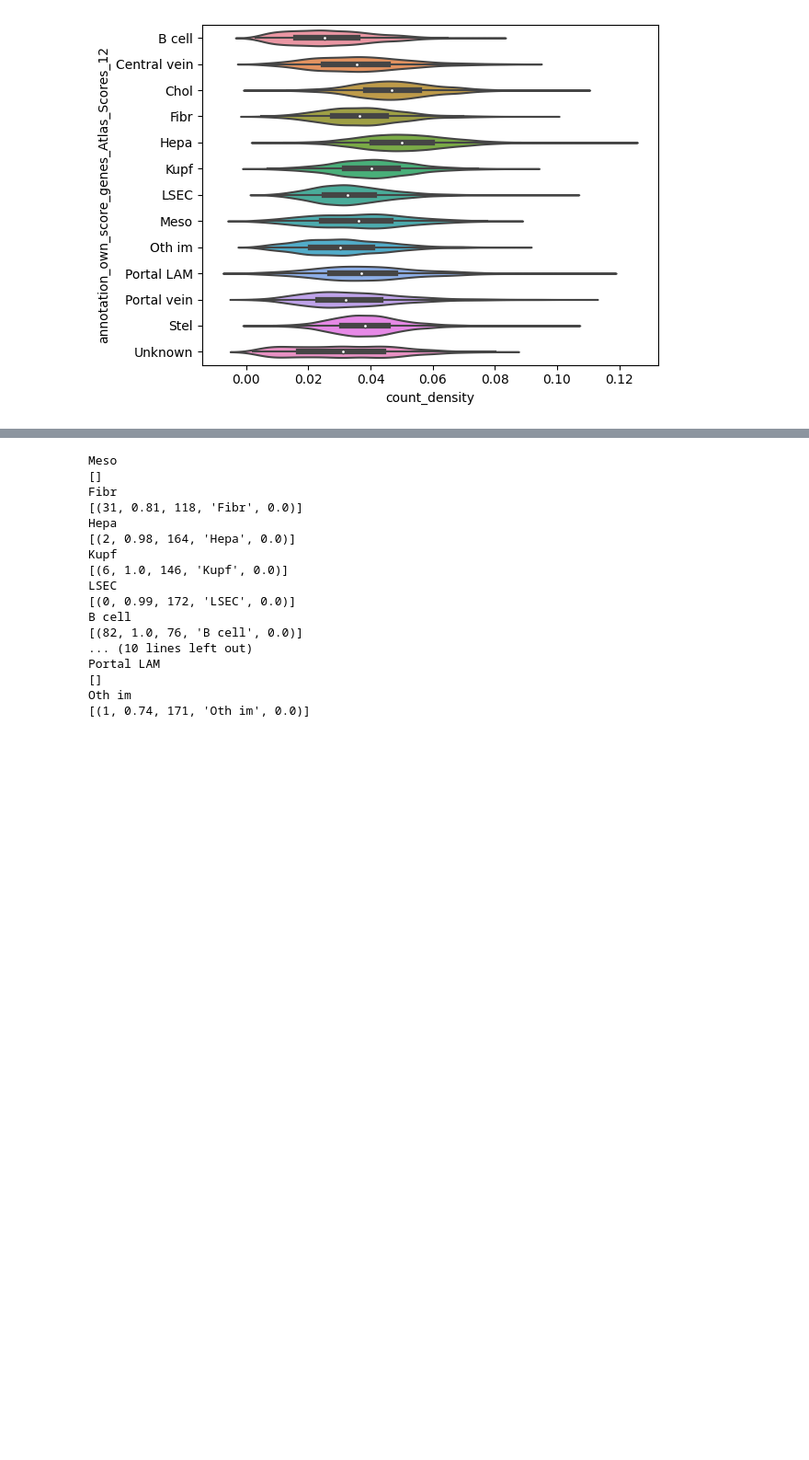
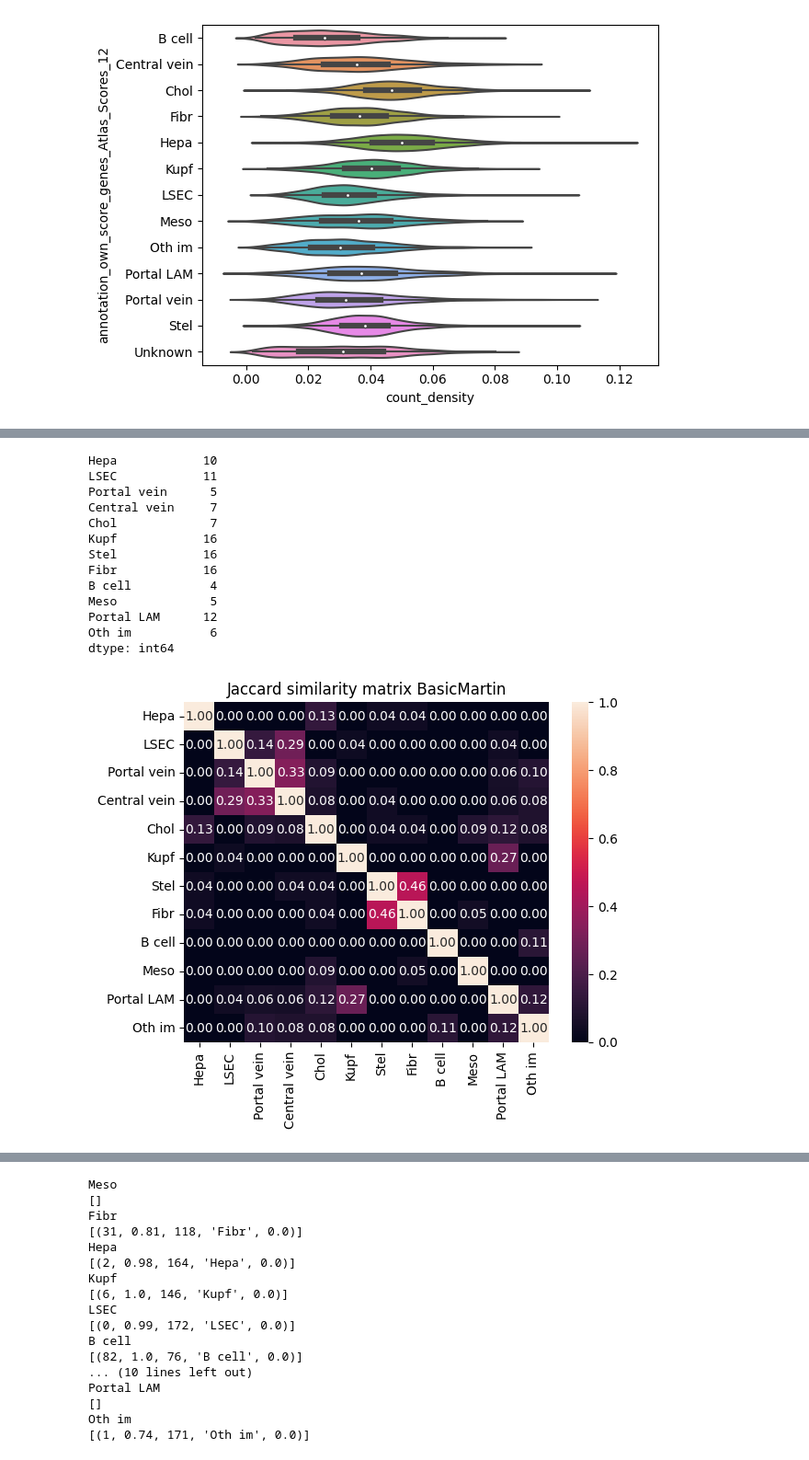
Before and after one commit to WoutVanhenden/Thesis, a Jupyter notebook: extra_plots.ipynb, the cells around one changed output, grey strips where cells are left out. Shown at 92% size. Cells and saved outputs as stored; diff of their text form; code cells hidden in the pictures; blank space fills up the shorter version.

```diff
--- a/extra_plots.ipynb
+++ b/extra_plots.ipynb
@@ -139,0 +82,19 @@ cells
+# %%
+path_mg = "/home/wout/Documents/Thesis_lokaal/Mouse_Liver_Resolve_Data/BasicMartin.csv"
+name = 'BasicMartin'
+Jacc_m = Jaccard_similarity_matrix(path_mg,name)
+# %% [output]
+Hepa            10
+LSEC            11
+Portal vein      5
+Central vein     7
+Chol             7
+Kupf            16
+Stel            16
+Fibr            16
+B cell           4
+Meso             5
+Portal LAM      12
+Oth im           6
+dtype: int64
+[figure, added]
```
Also changed, not shown: parts of 7 cells of this notebook, 1 other file.
